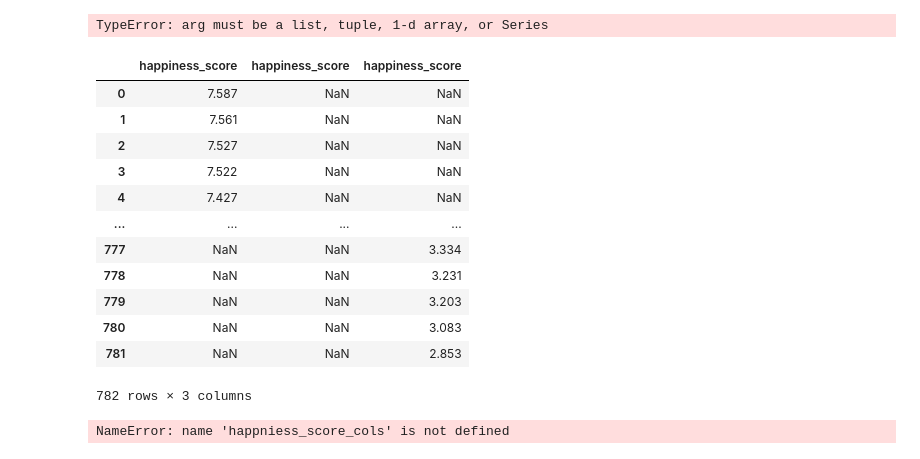
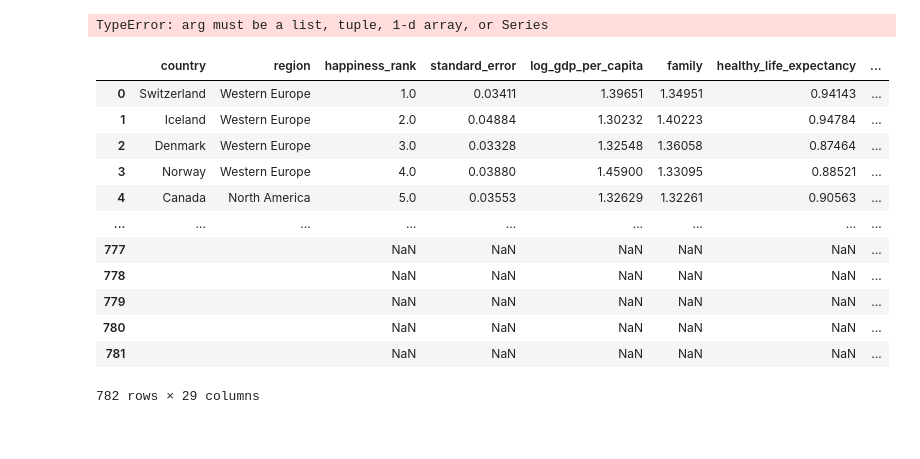
Before and after one commit to syed199921/EDA-on-World-Happiness-Dataset, a Jupyter notebook: eda/eda_world_happiness.ipynb, the cells around one changed output. Cells and saved outputs as stored; diff of their text form; code cells hidden in the pictures.

Commit message:
Duplicate columns merged.

```diff
--- a/eda/eda_world_happiness.ipynb
+++ b/eda/eda_world_happiness.ipynb
@@ -273,27 +266,25 @@ for col in numeric_cols:
 # %% [output]
 TypeError: arg must be a list, tuple, 1-d array, or Series
 # %%
-df_modified['happiness_score']
+df_modified
 # %% [output]
-|  | happiness_score | happiness_score | happiness_score |
-| 0 | 7.587 | NaN | NaN |
-| 1 | 7.561 | NaN | NaN |
-| 2 | 7.527 | NaN | NaN |
-| 3 | 7.522 | NaN | NaN |
-| 4 | 7.427 | NaN | NaN |
-| ... | ... | ... | ... |
-| 777 | NaN | NaN | 3.334 |
-| 778 | NaN | NaN | 3.231 |
-| 779 | NaN | NaN | 3.203 |
-| 780 | NaN | NaN | 3.083 |
-| 781 | NaN | NaN | 2.853 |
+|  | country | region | happiness_rank | standard_error | log_gdp_per_capita | family | healthy_life_expectancy | ... |
+| 0 | Switzerland | Western Europe | 1.0 | 0.03411 | 1.39651 | 1.34951 | 0.94143 | ... |
+| 1 | Iceland | Western Europe | 2.0 | 0.04884 | 1.30232 | 1.40223 | 0.94784 | ... |
+| 2 | Denmark | Western Europe | 3.0 | 0.03328 | 1.32548 | 1.36058 | 0.87464 | ... |
+| 3 | Norway | Western Europe | 4.0 | 0.03880 | 1.45900 | 1.33095 | 0.88521 | ... |
+| 4 | Canada | North America | 5.0 | 0.03553 | 1.32629 | 1.32261 | 0.90563 | ... |
+| ... | ... | ... | ... | ... | ... | ... | ... | ... |
+| 777 |  |  | NaN | NaN | NaN | NaN | NaN | ... |
+| 778 |  |  | NaN | NaN | NaN | NaN | NaN | ... |
+| 779 |  |  | NaN | NaN | NaN | NaN | NaN | ... |
+| 780 |  |  | NaN | NaN | NaN | NaN | NaN | ... |
+| 781 |  |  | NaN | NaN | NaN | NaN | NaN | ... |
-782 rows × 3 columns
+782 rows × 29 columns
 # %%
 happiness_score_cols = [col for col in df_modified.columns if col == 'happiness_score']
 
 if len(happiness_score_cols) > 1:
     df_modified['happiness_score_merged'] = df_modified[happiness_score_cols].bfill(axis=1).iloc[:,0]
-    df_modified = df_modified.drop(columns=happniess_score_cols)
+    df_modified = df_modified.drop(columns=happiness_score_cols)
     df_modified = df_modified.rename(columns={'happiness_score_merged': 'happiness_score'})
-# %% [output]
-NameError: name 'happniess_score_cols' is not defined
```
Also changed, not shown: parts of 29 cells of this notebook.
